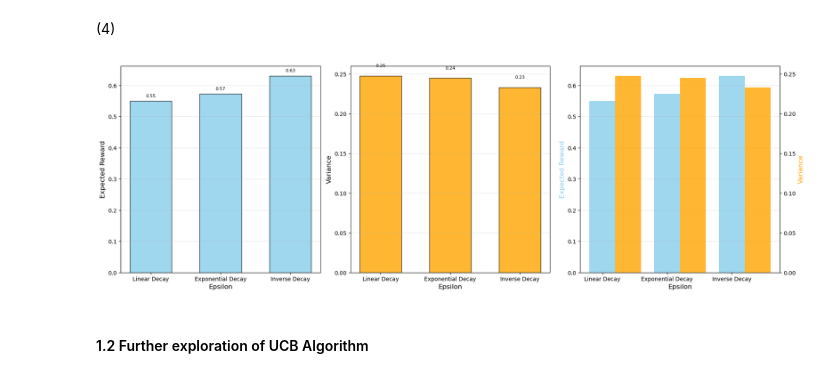
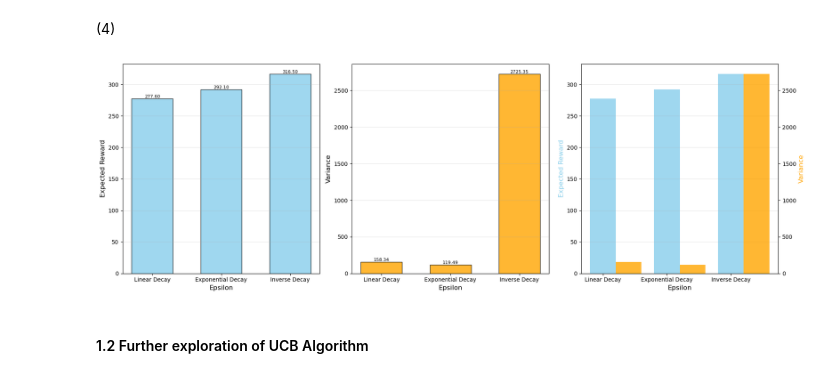
Before and after one commit to XiongWenye/Bandit-Learning, a Jupyter notebook: Part_I_Classical_Bandit_Algorithms/Classical_Bandit_Algorithms.ipynb, the cells around one changed output. Cells and saved outputs as stored; diff of their text form; code cells hidden in the pictures.

```diff
--- a/Part_I_Classical_Bandit_Algorithms/Classical_Bandit_Algorithms.ipynb
+++ b/Part_I_Classical_Bandit_Algorithms/Classical_Bandit_Algorithms.ipynb
@@ -156,8 +156,8 @@ Each experiment lasts for N = 5000 time slots, and we run each experiment 200 tr
 import numpy as np
 import matplotlib.pyplot as plt
 
-N = 5000  # 每个实验的步数
-num_trials = 200  # 实验次数
+N = 500  # 每个实验的步数
+num_trials = 20  # 实验次数
 experiments = {
     'epsilon_greedy': [0.1, 0.5, 0.9],
     'ucb': [1, 5, 10],
@@ -466,10 +466,11 @@ epsilon_rewards = {epsilon: [] for epsilon in epsilons}  # 用于记录每个eps
 # 进行实验
 for epsilon in epsilons:
     cumulative_rewards = 0
-    rewards = []  # 用来存储每个epsilon下的所有奖励数据
+    trial_rewards_list = []
 
     for _ in range(num_trials):
         bandit = EpsilonGreedy(epsilon=epsilon)
+        rewards = []
         for t in range(N):
             arm = bandit.select_arm()
             reward = bandit.pull(arm)
@@ -477,9 +478,11 @@ for epsilon in epsilons:
             cumulative_rewards += reward
             rewards.append(reward)  # 存储每次的奖励
 
+        trial_rewards_list.append(np.sum(rewards))
+
     # 计算平均奖励和方差
     avg_reward = cumulative_rewards / num_trials
-    variance = np.var(rewards)
+    variance = np.var(trial_rewards_list)
 
     results_rewards['epsilon_greedy'].append(avg_reward)
     results_variances['epsilon_greedy'].append(variance)
@@ -613,16 +616,18 @@ for name, epsilon_func in epsilon_functions.items():
 
     for _ in range(num_trials):
         bandit = EpsilonGreedy(epsilon=epsilon_func(0))  # 初始化时设置为 0，可以在每次选择臂时动态更新
+        rewards = []
         for t in range(N):
             epsilon_t = epsilon_func(t)  # 每次尝试时计算新的 epsilon
             bandit.modify_parameter(epsilon_t)  # 更新 epsilon
             arm = bandit.select_arm()
             reward = bandit.pull(arm)
             bandit.update(arm, reward)
-            all_rewards.append(reward)
-
+            cumulative_rewards += reward
+            rewards.append(reward)
+        all_rewards.append(np.sum(rewards))
     # 计算期望和方差
-    avg_reward = np.mean(all_rewards)
+    avg_reward = cumulative_rewards / num_trials
     variance = np.var(all_rewards)
     results_rewards.append(avg_reward)
     results_variances.append(variance)
@@ -662,34 +667,34 @@ def plot_combined(ax, means, variances, param_values, param_name):
     # 绘制期望奖励的柱状图
     ax.bar(bar_positions, means, bar_width, alpha=0.8, color='skyblue', label="Expected Reward")
 
     # 设置 x 轴为 epsilon 的值
     ax.set_xticks(bar_positions)
     ax.set_xticklabels(param_values, fontsize=10)
 
     ax.set_xlabel(f"{param_name.capitalize()}", fontsize=12)
     ax.set_ylabel("Expected Reward", fontsize=12, color='skyblue')
     ax.grid(axis='y', alpha=0.3)
 
     # 创建第二个y轴用于方差
     ax2 = ax.twinx()
     # 绘制方差的柱状图，且设置方差的柱状图在期望的右边
     ax2.bar(bar_positions + bar_width, variances, bar_width, alpha=0.8, color='orange', label="Variance")
 
     # 设置右侧y轴（方差的y轴）标签，并保留对应的刻度
     ax2.set_ylabel("Variance", fontsize=12, color='orange')
 
 # 创建一个包含 3 行 3 列的图像布局
 fig, axs = plt.subplots(1, 3, figsize=(18, 6))
 
 # 绘制每个算法的期望奖励、方差和期望+方差的合成图像
 plot_expectation(axs[0], results_rewards, list(epsilon_functions.keys()), "epsilon")
 plot_variance(axs[1], results_variances, list(epsilon_functions.keys()), "epsilon")
 plot_combined(axs[2], results_rewards, results_variances, list(epsilon_functions.keys()), "epsilon")
 
 plt.tight_layout()
 plt.show()
 # %% [output]
-[figure, old version]
+[figure, new version]
 # %% [markdown]
 #### 1.2 Further exploration of UCB Algorithm
 # %%
```
Also changed, not shown: parts of 2 cells of this notebook.
